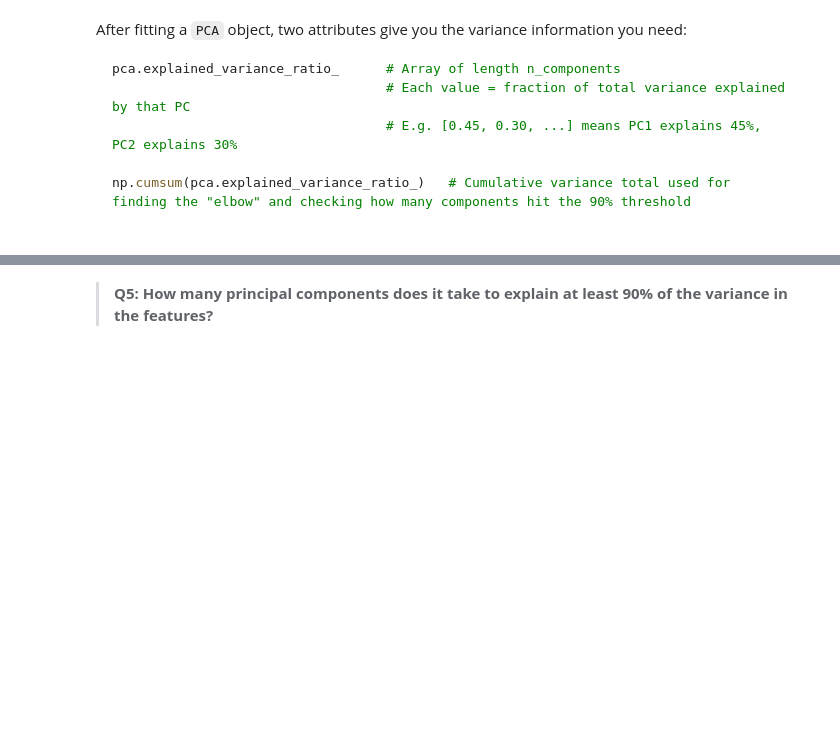
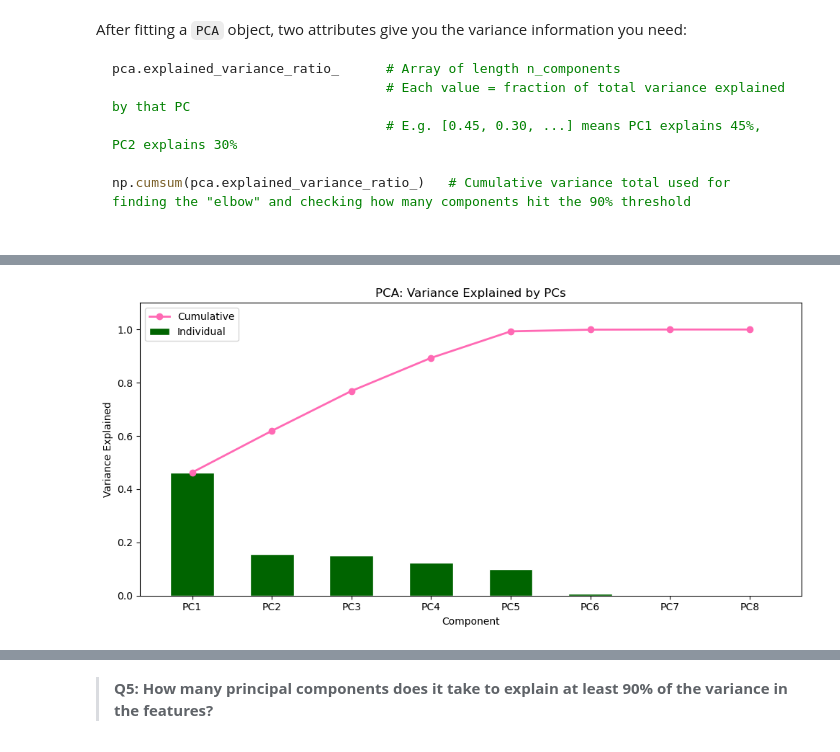
Before and after one commit to avarobillard/assignment-3, a Jupyter notebook: task1/hw3-task1.ipynb, the cells around one changed output, grey strips where cells are left out. Cells and saved outputs as stored; diff of their text form; code cells hidden in the pictures; blank space fills up the shorter version.

````diff
--- a/task1/hw3-task1.ipynb
+++ b/task1/hw3-task1.ipynb
@@ -489,6 +501,9 @@ In the cells below:
    - A **line plot** overlaid showing the cumulative explained variance (%).
 
 Use the plot to identify where cumulative variance first reaches ~90% and where the "elbow" in the bar chart occurs. You'll use this to choose *k* in the next step.
+# %%
+# PCA object using all components
+pca = PCA(n_components=8)
 # %% [markdown]
 After fitting a `PCA` object, two attributes give you the variance information you need:
 
@@ -501,9 +516,13 @@ np.cumsum(pca.explained_variance_ratio_)   # Cumulative variance total used for
 
 ```
 # %%
-pca_full = ...
+# Fit on scaled training data
+pca_full = pca.fit(X_train_scaled)
 
-explained_var = ...
-cumulative_var = ...
+# Store array of variance explained by each PC
+explained_var = pca.explained_variance_ratio_
+
+# Cumulative variance total
+cumulative_var = np.cumsum(pca.explained_variance_ratio_)
 
 explained_var
@@ -510,2 +551,20 @@ explained_var
+# %%
+# Bar plot showing individual explained variance for each component, line plot overlayed with cumulative variance
+components = ['PC1', 'PC2', 'PC3', 'PC4', 'PC5', 'PC6', 'PC7', 'PC8']
+
+fig, ax = plt.subplots(figsize=(10, 5))
+ax.set_ylabel('Variance Explained')
+ax.set_xlabel('Component')
+ax.set_title('PCA: Variance Explained by PCs')
+
+ax.plot(components, cumulative_var, color='hotpink', marker='o', linewidth=2, label='Cumulative')
+ax.bar(components, explained_var, color='darkgreen', edgecolor='white', width=0.55, label='Individual')
+ax.set_ylim(0, 1.1)
+ax.legend()
+
+plt.tight_layout()
+plt.show()
+# %% [output]
+[figure, added]
 # %%
 grader.check("q7")
````
Also changed, not shown: parts of 17 cells of this notebook.
